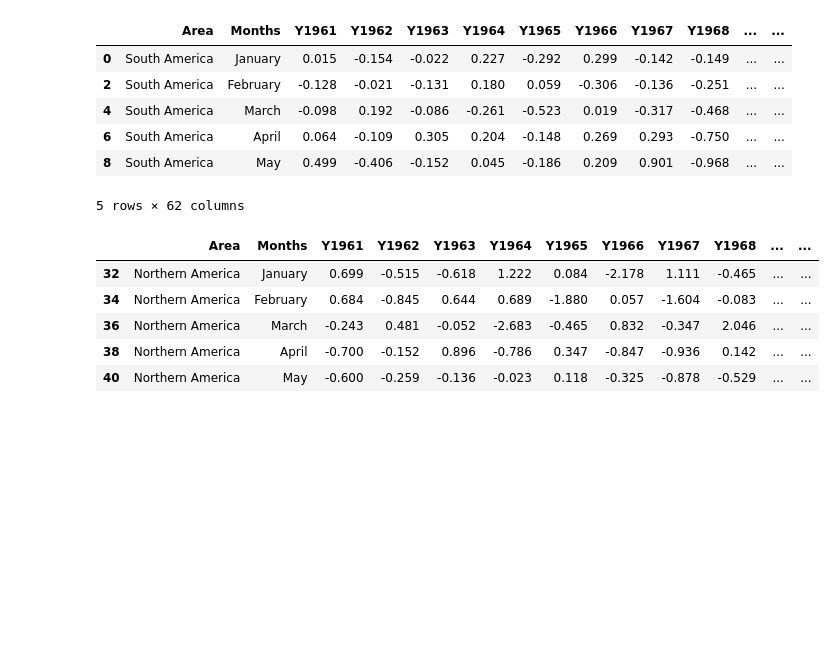
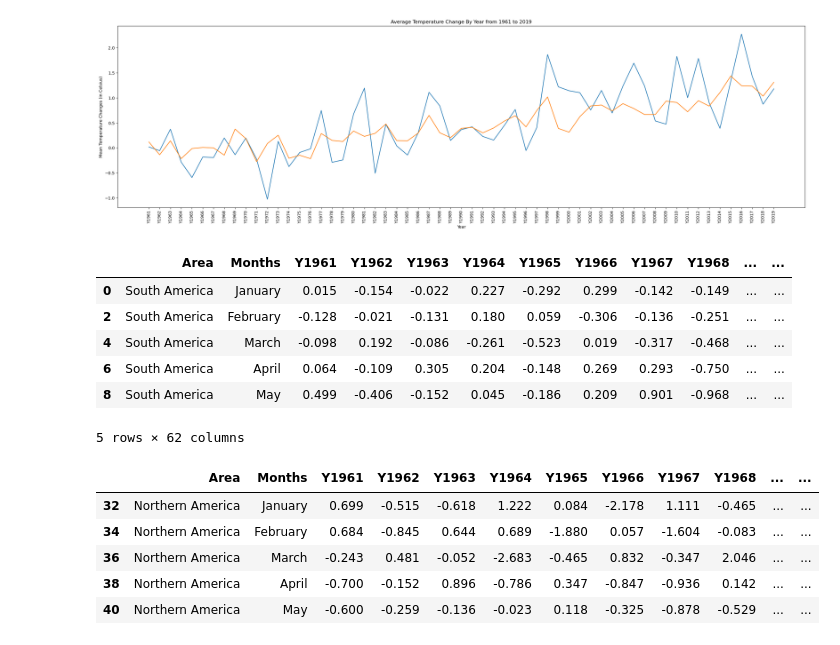
Before and after one commit to Tmoht1015/2Group-Project-All-Stars, a Jupyter notebook: NSAmericaTemps.ipynb, the cells around one changed output. Saved outputs shown, nothing was run; the diff lists cells and outputs as text; code cells hidden in the pictures; blank space fills up the shorter version.

```diff
--- a/NSAmericaTemps.ipynb
+++ b/NSAmericaTemps.ipynb
@@ -30,3 +36,15 @@ y_data2
+# %%
+#Plot Meteorological year (should evaluate w linear regression)
+fig = plt.figure(figsize=(30, 8))
+plt.plot(y_data2['Northern America'])
+plt.plot(y_data2['South America'])
+plt.xlabel('Year')
+plt.ylabel("Mean Temperature Changes (in Celsius)")
+plt.title("Average Temperature Change By Year from 1961 to 2019")
+plt.xticks(rotation=90)
+plt.show()
+# %% [output]
+[figure, added]
 # %%
 m_data1 = m_data.dropna(axis=0, how='all')
 m_data1 = m_data1.drop(['Area Code','Months Code','Element Code','Element','Unit'], axis=1)
```
Also changed, not shown: parts of 4 cells of this notebook.
